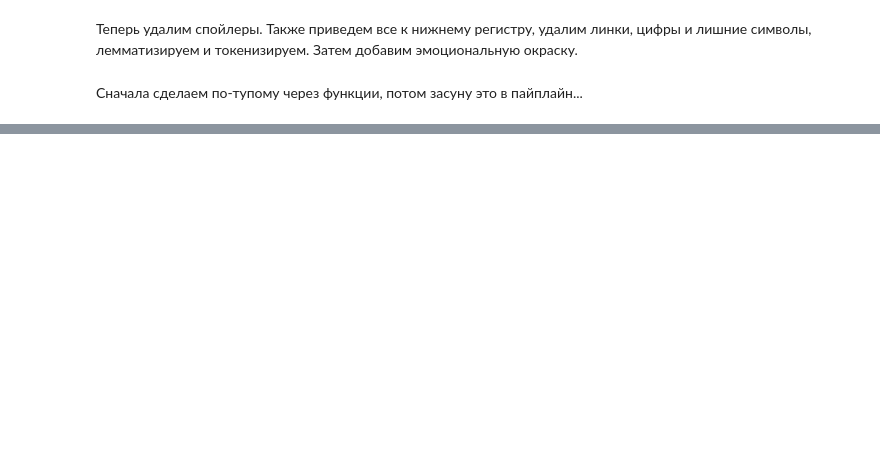
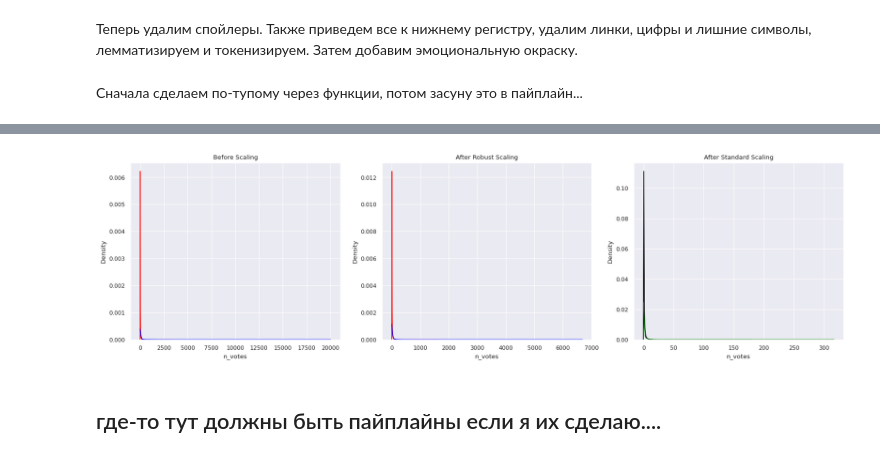
Before and after one commit to sadevans/DS_ML_tasks, a Jupyter notebook: goodreads_new.ipynb, the cells around one changed output, grey strips where cells are left out. Drawn from its saved outputs; the diff is of its cells as text; code cells hidden in the pictures; blank space fills up the shorter version.

```diff
--- a/goodreads_new.ipynb
+++ b/goodreads_new.ipynb
@@ -829,0 +1130,20 @@ df_test_text.to_csv('/content/drive/MyDrive/BooksReview/test_text_upd.csv', inde
+# %%
+fig, (ax1, ax2, ax3) = plt.subplots(ncols = 3, figsize =(20, 5))
+ax1.set_title('Before Scaling')
+
+sns.kdeplot(xa['n_votes'], ax = ax1, color ='r')
+sns.kdeplot(xa['read_length_days'], ax = ax1, color ='b')
+
+ax2.set_title('After Robust Scaling')
+
+sns.kdeplot(robust_df['n_votes'], ax = ax2, color ='red')
+sns.kdeplot(robust_df['read_length_days'], ax = ax2, color ='blue')
+
+ax3.set_title('After Standard Scaling')
+sns.kdeplot(standard_df['n_votes'], ax = ax3, color ='black')
+sns.kdeplot(standard_df['read_length_days'], ax = ax3, color ='g')
+plt.show()
+# %% [output]
+[figure, added]
+# %% [markdown]
+## где-то тут должны быть пайплайны если я их сделаю....
```
Also changed, not shown: parts of 108 cells of this notebook.
